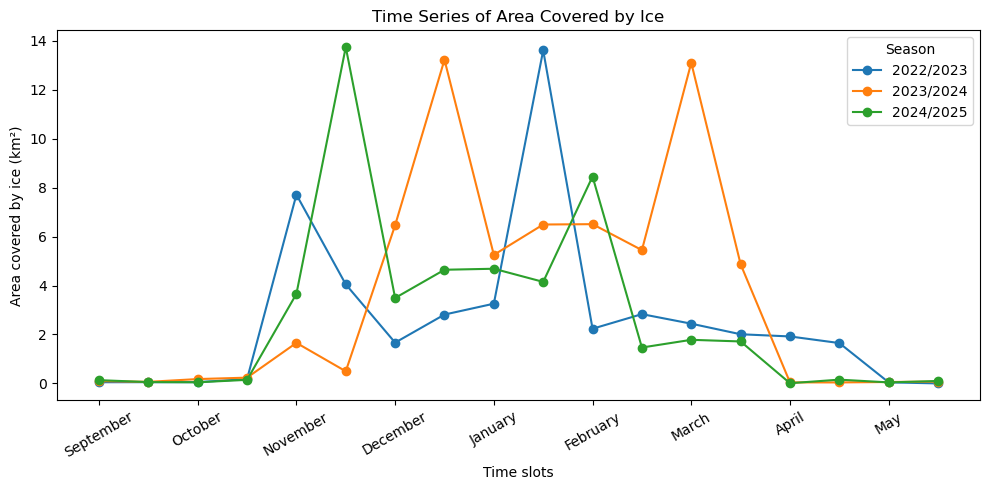
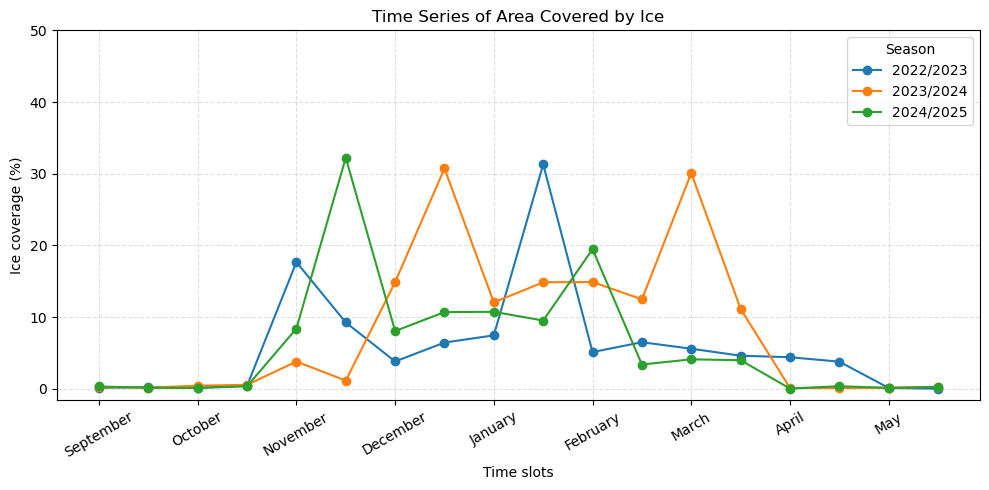
The change to this notebook cell's code, shown as a diff; its figure went from the first image to the second:
--- before
+++ after
@@ -19,10 +19,13 @@
 plt.xticks(np.arange(0, 18, step=2), xlabels, rotation=30, ha="center")
 plt.xlabel("Time slots")
-plt.ylabel("Area covered by ice (km²)")
+plt.ylabel("Ice coverage (%)")
+plt.yticks(np.arange(0, 60, step=10))  # 0-100% in 10% increments
 plt.legend(title="Season")
 plt.tight_layout()
+plt.grid(axis="both", linestyle="--", alpha=0.4)
 
 # Export the time series plot to figures folder
 plt.savefig(f"../results/figures/ice_area_{year}_{year+1}.png", dpi=300)
 
+
 plt.show()

Commit: Edited legend text